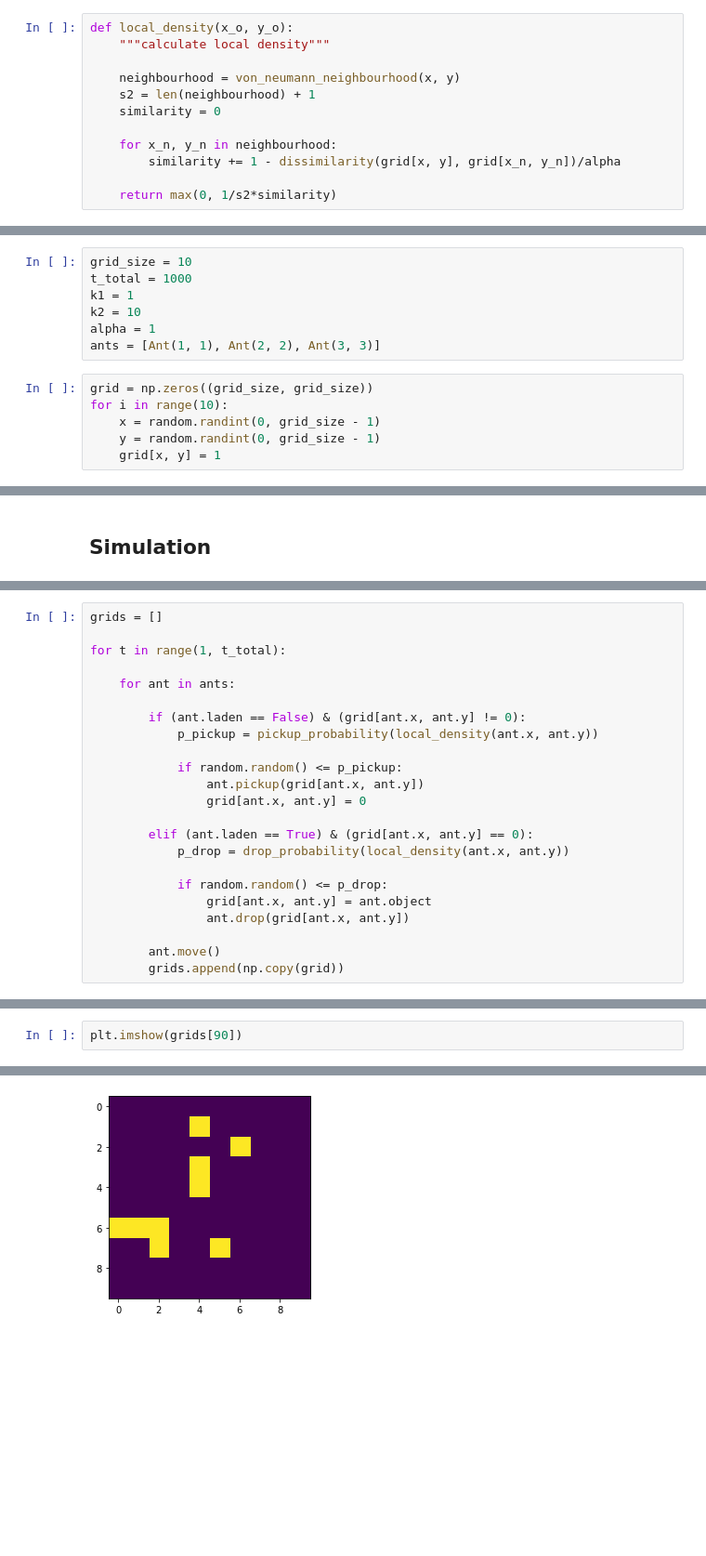
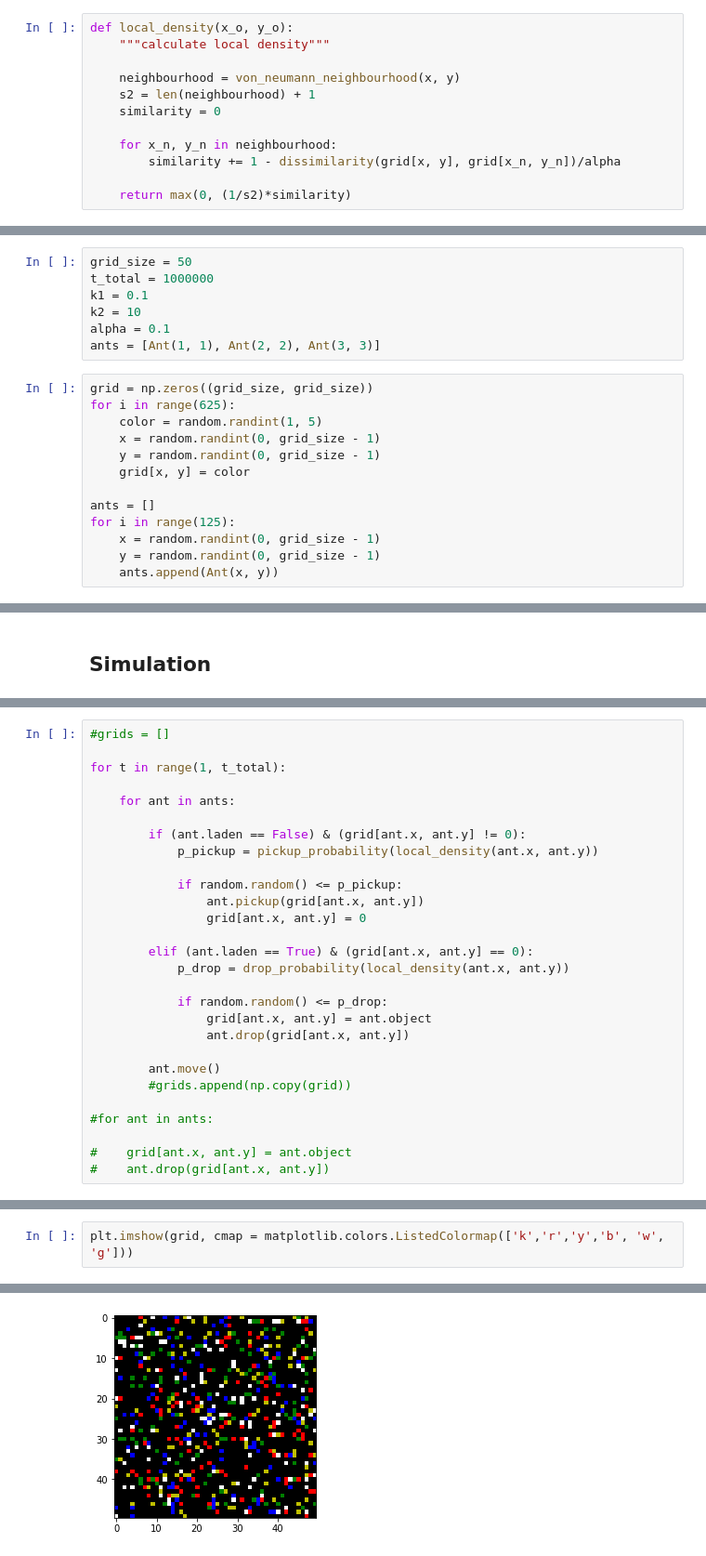
Before and after one commit to yvlaere/ant_sorting, a Jupyter notebook: ant_sorting.ipynb, the cells around one changed output, grey strips where cells are left out. Shown at 93% size. Drawn from its saved outputs; the diff is of its cells as text; blank space fills up the shorter version.

```diff
--- a/ant_sorting.ipynb
+++ b/ant_sorting.ipynb
@@ -59,7 +59,7 @@ def local_density(x_o, y_o):
     for x_n, y_n in neighbourhood:
         similarity += 1 - dissimilarity(grid[x, y], grid[x_n, y_n])/alpha
 
-    return max(0, 1/s2*similarity)
+    return max(0, (1/s2)*similarity)
 # %%
 def pickup_probability(local_density):
     """calculate pickup probability"""
@@ -78,15 +78,22 @@ def drop_probability(local_density):
 # %% [markdown]
 ## Parameters
 # %%
-grid_size = 10
-t_total = 1000
-k1 = 1
+grid_size = 50
+t_total = 1000000
+k1 = 0.1
 k2 = 10
-alpha = 1
+alpha = 0.1
 ants = [Ant(1, 1), Ant(2, 2), Ant(3, 3)]
 # %%
 grid = np.zeros((grid_size, grid_size))
-for i in range(10):
+for i in range(625):
+    color = random.randint(1, 5)
     x = random.randint(0, grid_size - 1)
     y = random.randint(0, grid_size - 1)
-    grid[x, y] = 1
+    grid[x, y] = color
+
+ants = []
+for i in range(125):
+    x = random.randint(0, grid_size - 1)
+    y = random.randint(0, grid_size - 1)
+    ants.append(Ant(x, y))
@@ -95,5 +106,5 @@ for i in range(10):
 # %%
-grids = []
+#grids = []
 
 for t in range(1, t_total):
 
@@ -114,6 +125,11 @@ for t in range(1, t_total):
                 ant.drop(grid[ant.x, ant.y])
 
         ant.move()
-        grids.append(np.copy(grid))
+        #grids.append(np.copy(grid))
+
+#for ant in ants:
+
+#    grid[ant.x, ant.y] = ant.object
+#    ant.drop(grid[ant.x, ant.y])
 # %%
 import matplotlib.pyplot as plt
@@ -124,5 +141,5 @@ plt.imshow(grids[0])
 # %%
-plt.imshow(grids[90])
+plt.imshow(grid, cmap = matplotlib.colors.ListedColormap(['k','r','y','b', 'w', 'g']))
 # %% [output]
 <matplotlib.image.AxesImage at 0x...>
-[figure, old version]
+[figure, new version]
```
Also changed, not shown: parts of 13 cells of this notebook.
